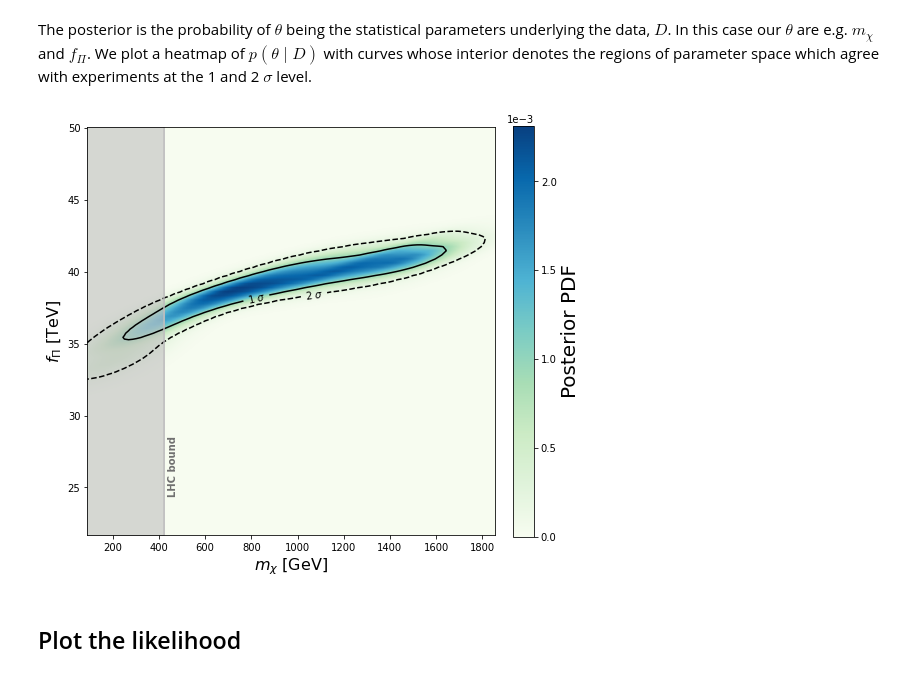
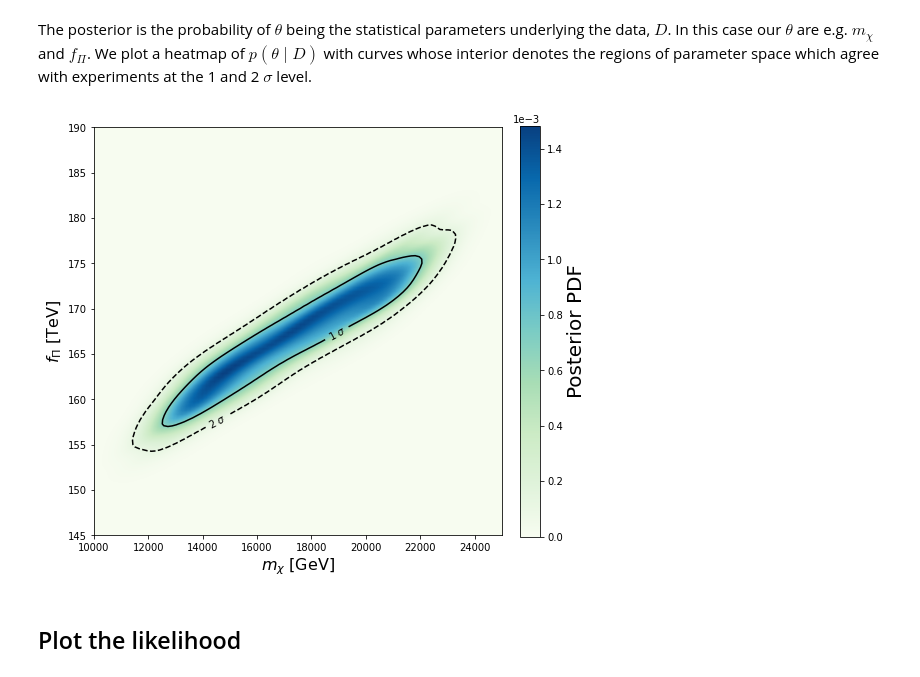
Before and after one commit to jnhoward/SU2LDM_public, a Jupyter notebook: makePaperPlots.ipynb, the cells around one changed output. Saved outputs shown, nothing was run; the diff lists cells and outputs as text; code cells hidden in the pictures.

Commit message:
Updated paper plots code for BP1 and BP2, generated plots.

```diff
--- a/makePaperPlots.ipynb
+++ b/makePaperPlots.ipynb
@@ -15,11 +15,18 @@ sys.path.append("plottingUtils/")
 CONVERTPARAMS = True # Converts parameters of multinest scan to ones we would like to plot
 EXPBOUNDS     = True
 DEBUG         = True
+PLOTRANGE     = 'BP1'
 
 # NOTE: This notebook assumes 2d scan in fpi_pow and bsmall_pow, do more general case later
 # %%
 #-- Option parameters, here for convenience --#
-txtFilename         = 'ulyssesScanResults/ULSNEST_test.txt' # Text file with Ulysses multinest scan results
+if PLOTRANGE == 'Default':
+    txtFilename         = 'ulyssesScanResults/ULSNEST_test.txt' # Text file with Ulysses multinest scan results
+elif PLOTRANGE == 'BP1':
+    txtFilename         = 'ulyssesScanResults/ULSNEST_BP1.txt'
+elif PLOTRANGE == 'BP2':
+    txtFilename         = 'ulyssesScanResults/ULSNEST_BP2.txt'
+
 scanParamsNameList  = ['fpi_pow', 'bsmall_pow']  # Parameters which were scanned over corresponding to columns 2: in txtFilename in order
 
 
@@ -143,11 +150,22 @@ xkey = 'mD_GeV' # The key of the desired x-axis value
 ykey = 'fpi_TeV' # The key of the desired y-axis value
 
 #-- Define plotting range --#
-# Default is min and max of chosen x and y axis
-xmin = dfDict_new[xkey].min()
-xmax = dfDict_new[xkey].max()
-ymin = dfDict_new[ykey].min()
-ymax = dfDict_new[ykey].max()
+if(PLOTRANGE == 'Default'):
+    # Default is min and max of chosen x and y axis
+    xmin = dfDict_new[xkey].min()
+    xmax = dfDict_new[xkey].max()
+    ymin = dfDict_new[ykey].min()
+    ymax = dfDict_new[ykey].max()
+elif(PLOTRANGE == 'BP1'):
+    xmin = 10000 #GeV
+    xmax = 25000 #GeV
+    ymin = 145   #TeV
+    ymax = 190   #TeV
+elif(PLOTRANGE == 'BP2'):
+    xmin = 10000 #GeV
+    xmax = 25000 #GeV
+    ymin = 145   #TeV
+    ymax = 190   #TeV
 axisRange = [xmin, xmax, ymin, ymax]
 
 #-- Define number of meshgrid points to use in plot --#
@@ -223,11 +241,21 @@ posteriorPlotArgs = {'plotTitle': 'Posterior PDF',
                     'xAxisTitle': r'$m_\chi$ [GeV]',
                     'yAxisTitle': r'$f_\Pi$ [TeV]',
                     'LHC_frac': 0.1} # Fraction above ymin that "LHC bound" is printed
-# %%
-plotPDF(posteriorDict["X"], posteriorDict["Y"], posteriorDict["pdf"],
-        axisRange, posteriorDict["critDensity"], expBoundDict, posteriorPlotArgs)
-# %% [output]
-[figure, removed]
+# %%
+if PLOTRANGE == 'Default':
+    # ULSNEST_test
+    plotPDF(posteriorDict["X"], posteriorDict["Y"], posteriorDict["pdf"],
+            axisRange, posteriorDict["critDensity"], expBoundDict, posteriorPlotArgs)
+elif PLOTRANGE == 'BP1':
+    # ULSNEST_BP1
+    plotPDF(posteriorDict["X"], posteriorDict["Y"], posteriorDict["pdf"],
+            axisRange, posteriorDict["critDensity"], {}, posteriorPlotArgs, plotName='paperPlots/BP1_Posterior.png')
+elif PLOTRANGE == 'BP2':
+    # ULSNEST_BP2
+    plotPDF(posteriorDict["X"], posteriorDict["Y"], posteriorDict["pdf"],
+             axisRange, posteriorDict["critDensity"], {}, posteriorPlotArgs, plotName='paperPlots/BP2_Posterior.png')
+# %% [output]
+[figure, added]
 # %% [markdown]
 ## Plot the likelihood
 # %% [markdown]
```
Also changed, not shown: parts of 6 cells of this notebook, 7 other files.
